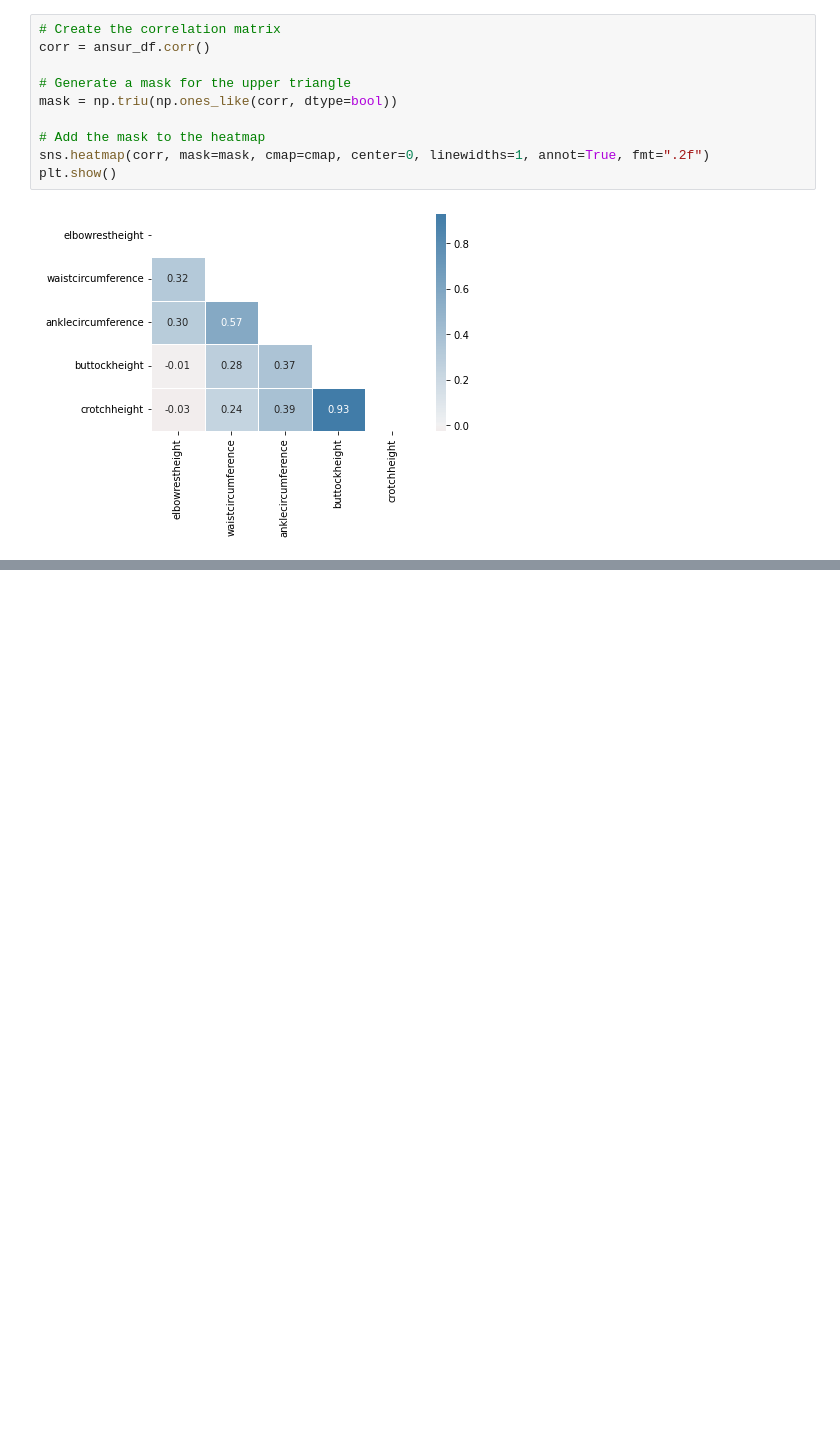
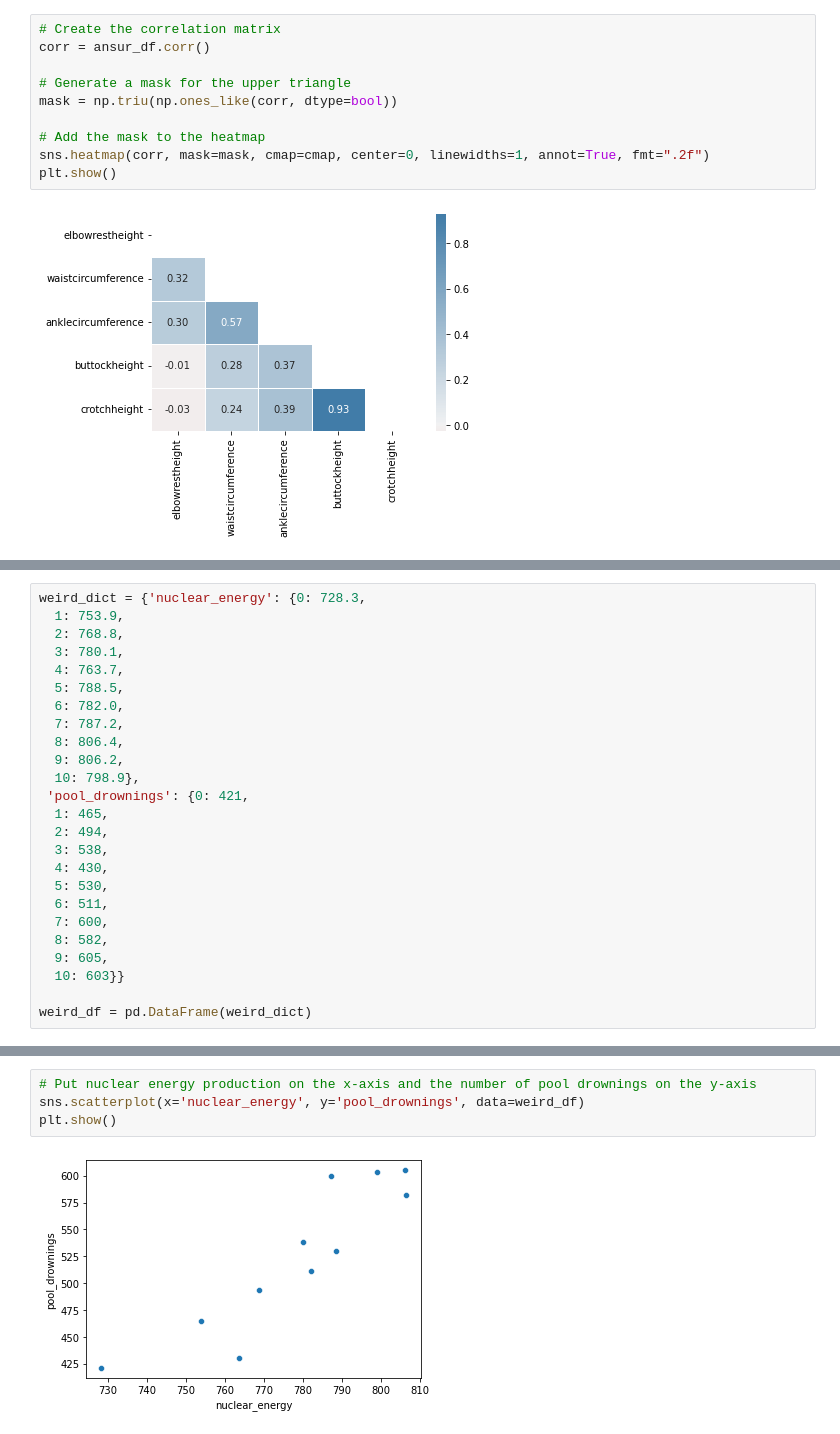
Before and after one commit to xwu0223/MBAN-6400, a Jupyter notebook: Dimension Reduction in Python/The curse of dimensionality/ch2.ipynb, the cells around one changed output, grey strips where cells are left out. Drawn from its saved outputs; the diff is of its cells as text; blank space fills up the shorter version.

```diff
--- a/Dimension Reduction in Python/The curse of dimensionality/ch2.ipynb
+++ b/Dimension Reduction in Python/The curse of dimensionality/ch2.ipynb
@@ -193,0 +217,25 @@ plt.show()
+# %%
+weird_dict = {'nuclear_energy': {0: 728.3,
+  1: 753.9,
+  2: 768.8,
+  3: 780.1,
+  4: 763.7,
+  5: 788.5,
+  6: 782.0,
+  7: 787.2,
+  8: 806.4,
+  9: 806.2,
+  10: 798.9},
+ 'pool_drownings': {0: 421,
+  1: 465,
+  2: 494,
+  3: 538,
+  4: 430,
+  5: 530,
+  6: 511,
+  7: 600,
+  8: 582,
+  9: 605,
+  10: 603}}
+
+weird_df = pd.DataFrame(weird_dict)
@@ -193,0 +252,6 @@ plt.show()
+# %%
+# Put nuclear energy production on the x-axis and the number of pool drownings on the y-axis
+sns.scatterplot(x='nuclear_energy', y='pool_drownings', data=weird_df)
+plt.show()
+# %% [output]
+[figure, added]
```
Also changed, not shown: parts of 6 cells of this notebook.
